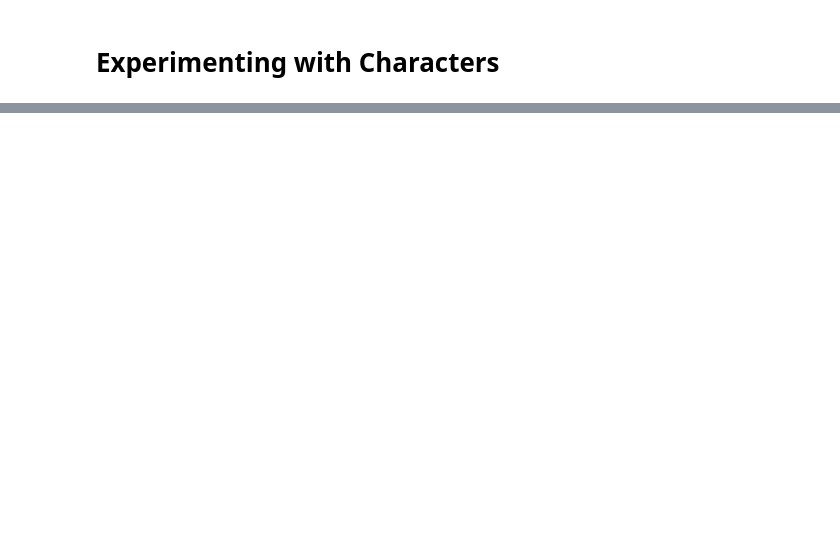
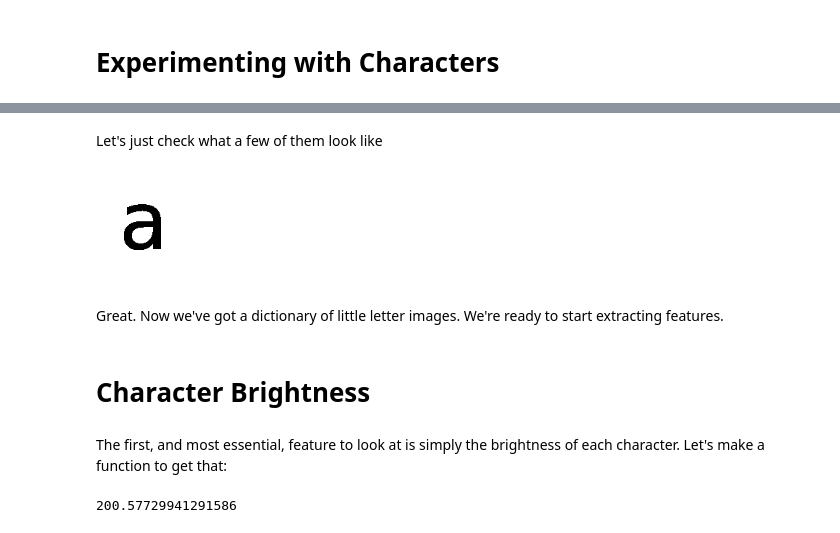
Before and after one commit to drpeteb/ascii-art, a Jupyter notebook: Ascii-Art.ipynb, the cells around one changed output, grey strips where cells are left out. Cells and saved outputs as stored; diff of their text form; code cells hidden in the pictures; blank space fills up the shorter version.

```diff
--- a/Ascii-Art.ipynb
+++ b/Ascii-Art.ipynb
@@ -451,0 +123,40 @@ print(fv.shape)
+# %%
+# Specify a big font size
+fontsize = 300
+
+# Font paramters
+scale = 95
+aspect = 0.793
+descent = 0.29
+border = 0.05
+
+# Make a figure large enough for exactly 1 character
+figheight = (1+2*border)*fontsize*(1+descent)/scale
+figwidth =  (1+2*border)*fontsize*aspect/scale
+
+# Create the figure
+fig = plt.figure(figsize=(figwidth,figheight))
+ax = fig.add_axes((0,0,1,1))
+ax.text(border, (border+descent)/(1+2*border+descent), "g", family="monospace", fontsize=fontsize)
+
+# Remove the axes
+ax.set_frame_on(False)
+ax.set_xticks([])
+ax.set_yticks([])
+plt.axis('off')
+
+# Renderer
+fig.canvas.draw()
+
+# Convert to a numpy array
+w,h = fig.canvas.get_width_height()
+im = np.fromstring( fig.canvas.tostring_rgb(), dtype=np.uint8 )
+im.shape = (h,w,3)
+
+# Convert to black and white
+im = np.mean(im, axis=2)
+
+# See what it looks like
+plt.figure(figsize=(figwidth,figheight))
+plt.imshow(im, cmap='bone')
+plt.axis("off");
@@ -451,0 +217,26 @@ print(fv.shape)
+# %% [markdown]
+Let's just check what a few of them look like
+# %%
+plt.figure(figsize=(figwidth,figheight))
+plt.imshow(char_dict["a"], cmap="bone")
+plt.axis("off");
+# %% [output]
+[figure, added]
+# %% [markdown]
+Great. Now we've got a dictionary of little letter images. We're ready to start extracting features.
+# %% [markdown]
+# Character Brightness
+# %% [markdown]
+The first, and most essential, feature to look at is simply the brightness of each character. Let's make a function to get that:
+# %%
+def image_patch_brightness(im):
+    """
+    Calculate the brightness of an image patch stored as a 2D numpy array.
+    """
+
+    return np.mean(im)
+
+# Test it
+image_patch_brightness(char_dict["a"])
+# %% [output]
+200.57729941291586
```
Also changed, not shown: parts of 66 cells of this notebook.
